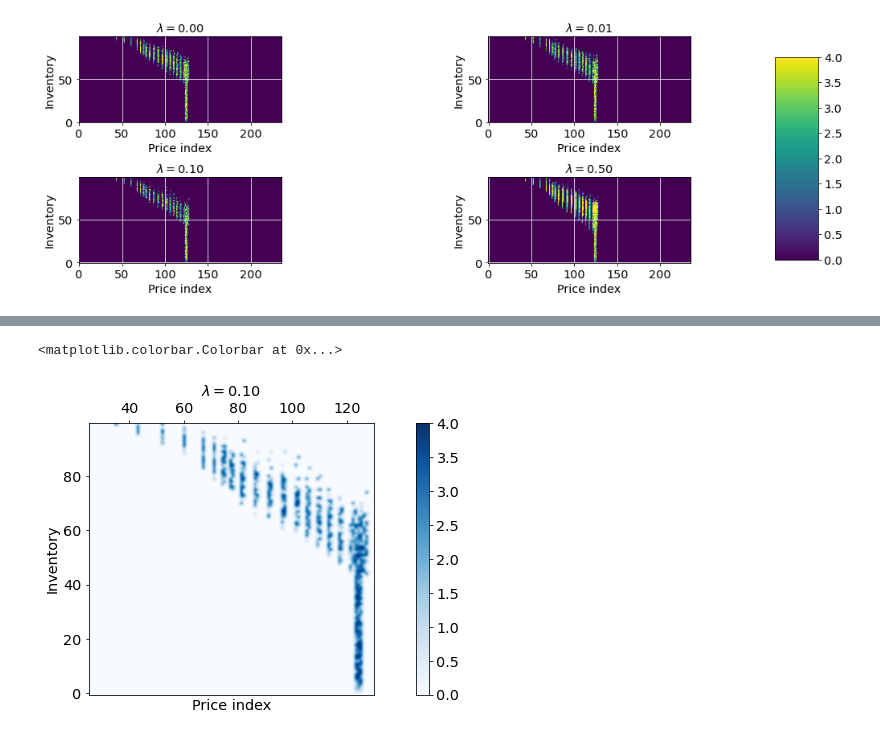
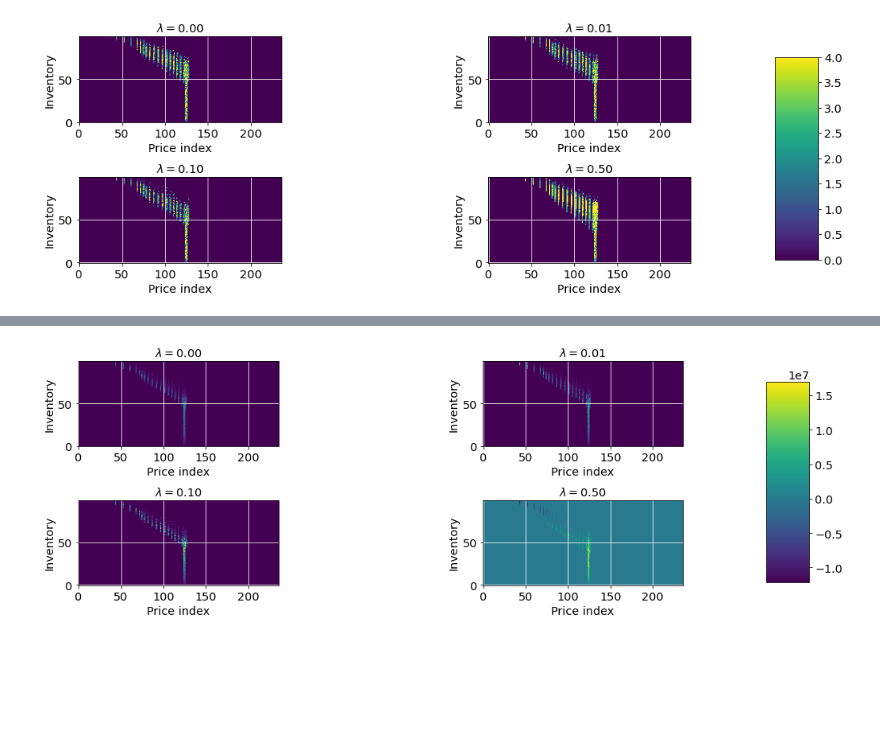
Before and after one commit to zscialom/RL_Research, a Jupyter notebook: Optimal_Policy_Analysis.ipynb, the cells around one changed output, grey strips where cells are left out. Saved outputs shown, nothing was run; the diff lists cells and outputs as text; code cells hidden in the pictures; blank space fills up the shorter version.

```diff
--- a/Optimal_Policy_Analysis.ipynb
+++ b/Optimal_Policy_Analysis.ipynb
@@ -28,14 +28,18 @@ figure_folder_matrix = "/content/drive/Shared drives/ProjectML/Project/Q-matrice
 
 pis=[]
 Qs=[]
+Q_stars=[]
 for i, lmbda in enumerate(lmbdas):
   q_file_name = 'qmatrix_lmbda_' + str(lmbda) + '.npy'
   path = "%s/%s" % (figure_folder_matrix, q_file_name)
   Q = np.load(path)
   num_blocks, num_prices= np.shape(Q)[0:2]
   pi=np.zeros([num_blocks, num_prices])
+  Q_star=np.zeros([num_blocks, num_prices])
   for X in range(num_blocks):
    for M in range(num_prices):
      pi[X,M] = Q[X,M,:].argmax()
+     Q_star[X,M] = Q[X,M,:].max()
   Qs.append(Q)
   pis.append(pi)
+  Q_stars.append(Q_star)
@@ -106,17 +68,22 @@ plt.grid(color="w", linestyle='--', linewidth=0.3)
-# %%
-fig, ax = plt.subplots()
-ax.invert_yaxis()
-ax.xaxis.tick_top()
-pos = ax.imshow(pi, cmap='Blues', interpolation='bicubic')
-ax.invert_yaxis()
-ax.set_xlabel('Price index')
-ax.set_xlim([25,130])
-ax.set_ylabel('Inventory')
-ax.set_title('$\lambda=%2.2f$'%lmbda)
-# add the colorbar using the figure's method,
-# telling which mappable we're talking about and
-# which axes object it should be near
-fig.colorbar(pos, ax=ax)
-# %% [output]
-<matplotlib.colorbar.Colorbar at 0x...>
-[figure, removed]
+# %%
+fig, axes = plt.subplots(nrows=2, ncols=2)
+for i,ax in enumerate(axes.flat):
+    im = ax.imshow(Q_stars[i]) # vmin=0, vmax=4
+    ax.invert_yaxis()
+    #ax.set_xlim([25,130])
+
+    ax.set_title('$\lambda=%2.2f$'%lmbdas[i])
+    ax.set_xlabel('Price index')
+    ax.set_ylabel('Inventory')
+    ax.grid(color='w')
+
+
+fig.subplots_adjust(right=0.8)
+fig.subplots_adjust(hspace=0.7)
+cbar_ax = fig.add_axes([0.95, 0.15, 0.05, 0.7])
+fig.tight_layout()
+fig.colorbar(im, cax=cbar_ax)
+
+plt.show()
+# %% [output]
+[figure, added]
```
Also changed, not shown: parts of 2 cells of this notebook.
